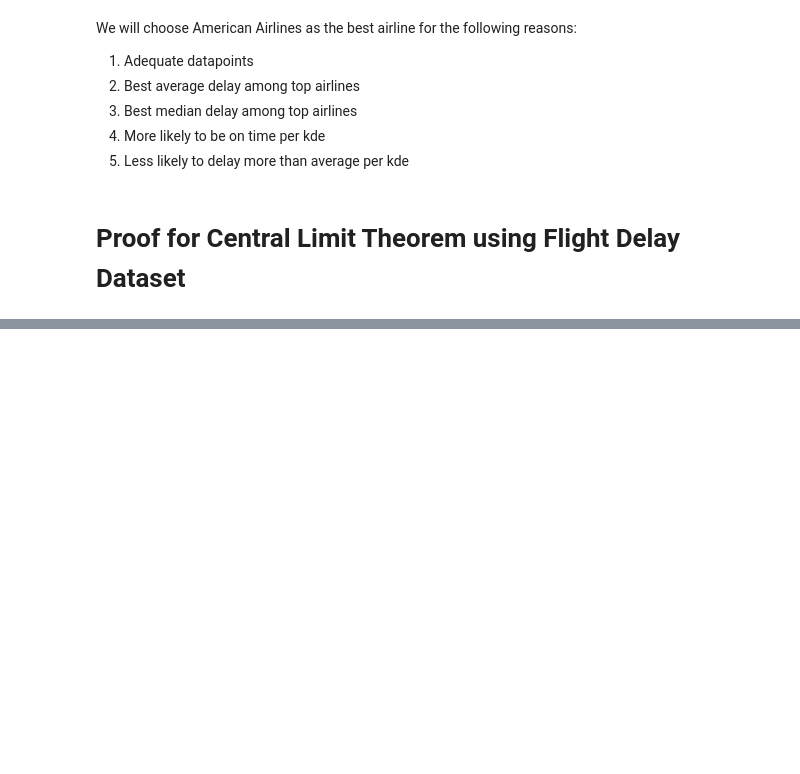
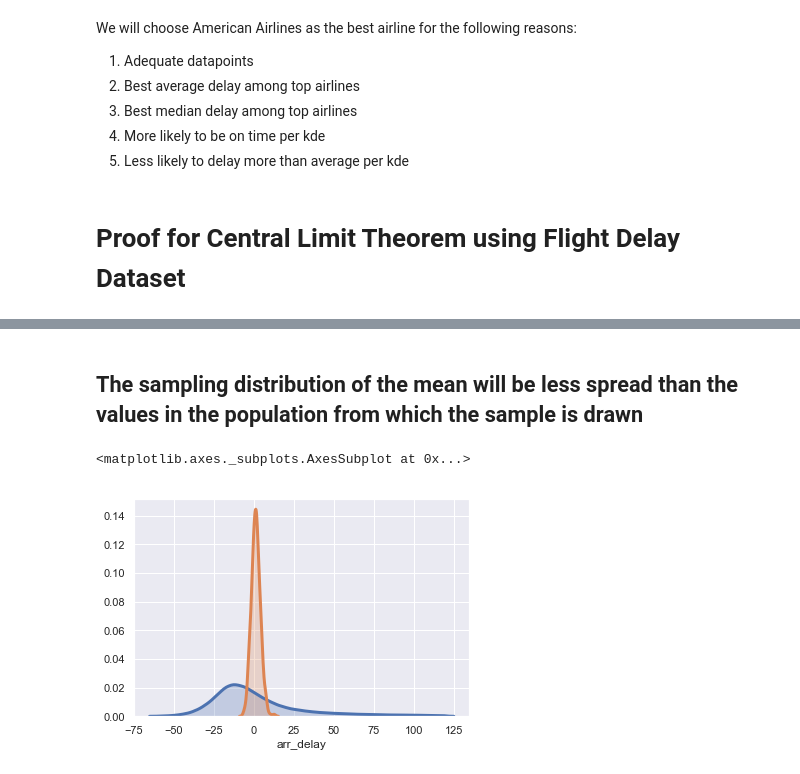
Before and after one commit to brianmai/Flight-Delay-Analysis, a Jupyter notebook: Flight Delay Analysis.ipynb, the cells around one changed output, grey strips where cells are left out. Drawn from its saved outputs; the diff is of its cells as text; code cells hidden in the pictures; blank space fills up the shorter version.

```diff
--- a/Flight Delay Analysis.ipynb
+++ b/Flight Delay Analysis.ipynb
@@ -213,0 +221,23 @@ We will choose American Airlines as the best airline for the following reasons:
+# %% [markdown]
+## The sampling distribution of the mean will be less spread than the values in the population from which the sample is drawn
+# %%
+# Retrieve population parameter
+population = df['arr_delay']
+pop_mean = population.mean()
+pop_std = population.std()
+# %%
+# Get 1 sample of size 100 and its parameter
+sample = df['arr_delay'].sample(n= 100,
+                      random_state =44) # For reproducibility
+sample_mean = sample.mean()
+sample_std = sample.std()
+
+# Get 100 samples' mean and standard deviation of size 100
+list_samples_mean = [df['arr_delay'].sample(n= 100).mean() for i in range(100)]
+list_samples_std = [df['arr_delay'].sample(n= 100).std() for i in range(100)]
+# %%
+sns.distplot(population, hist=False, kde=True, kde_kws={'shade': True, 'linewidth':3})
+sns.distplot(list_samples_mean, hist=False, kde=True, kde_kws={'shade': True, 'linewidth':3})
+# %% [output]
+<matplotlib.axes._subplots.AxesSubplot at 0x...>
+[figure, added]
```
Also changed, not shown: parts of 5 cells of this notebook.
